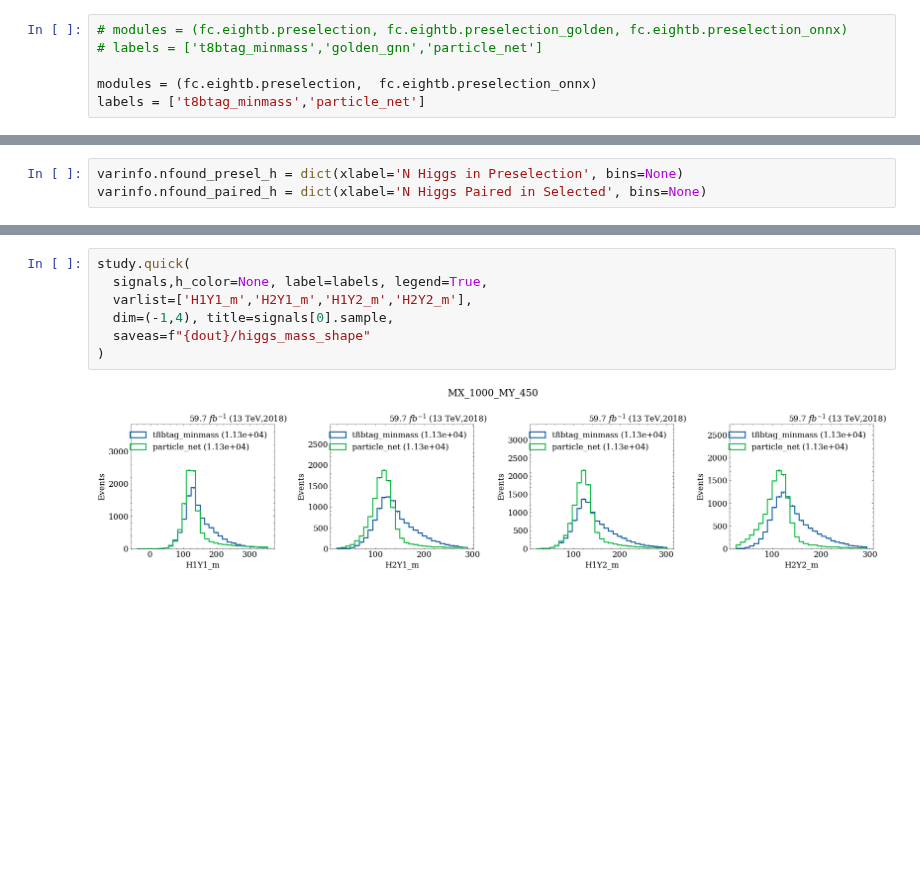
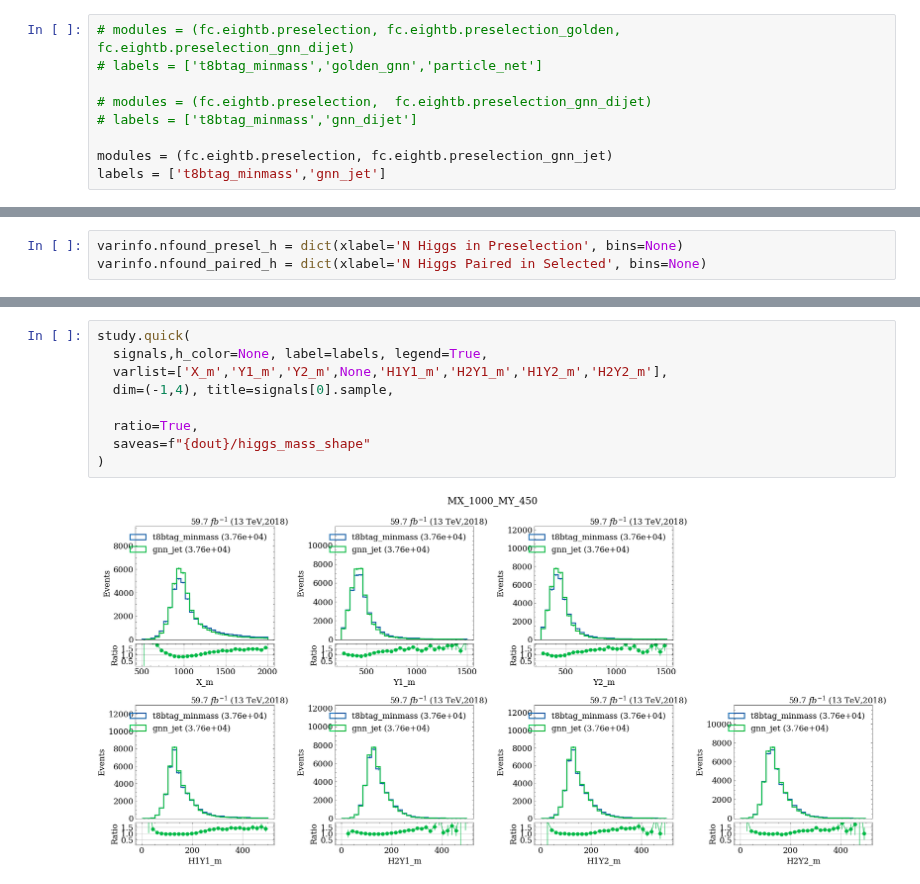
Before and after one commit to ekoenig4/analysis, a Jupyter notebook: jupyter/eightb/comparing_pairing/output-benchmark.ipynb, the cells around one changed output, grey strips where cells are left out. Cells and saved outputs as stored; diff of their text form; blank space fills up the shorter version.

```diff
--- a/jupyter/eightb/comparing_pairing/output-benchmark.ipynb
+++ b/jupyter/eightb/comparing_pairing/output-benchmark.ipynb
@@ -28,10 +28,13 @@ plt.rcParams['font.size'] =  15
 # %%
 dout="model_compare"
 # %%
-# modules = (fc.eightb.preselection, fc.eightb.preselection_golden, fc.eightb.preselection_onnx)
+# modules = (fc.eightb.preselection, fc.eightb.preselection_golden, fc.eightb.preselection_gnn_dijet)
 # labels = ['t8btag_minmass','golden_gnn','particle_net']
 
-modules = (fc.eightb.preselection,  fc.eightb.preselection_onnx)
-labels = ['t8btag_minmass','particle_net']
+# modules = (fc.eightb.preselection,  fc.eightb.preselection_gnn_dijet)
+# labels = ['t8btag_minmass','gnn_dijet']
+
+modules = (fc.eightb.preselection, fc.eightb.preselection_gnn_jet)
+labels = ['t8btag_minmass','gnn_jet']
 # %%
 signals = ObjIter([ Tree( module.NMSSM_XYY_YToHH_8b_MX_1000_MY_450 ) for module in modules])
@@ -100,12 +109,14 @@ study.quick(
 # %%
 study.quick(
   signals,h_color=None, label=labels, legend=True,
-  varlist=['H1Y1_m','H2Y1_m','H1Y2_m','H2Y2_m'],
+  varlist=['X_m','Y1_m','Y2_m',None,'H1Y1_m','H2Y1_m','H1Y2_m','H2Y2_m'],
   dim=(-1,4), title=signals[0].sample,
+
+  ratio=True,
   saveas=f"{dout}/higgs_mass_shape"
 )
 # %% [output]
-[figure, old version]
+[figure, new version]
 # %%
 for i,method in enumerate(labels):
   study.quick(
```
Also changed, not shown: parts of 12 cells of this notebook, 10 other files.
